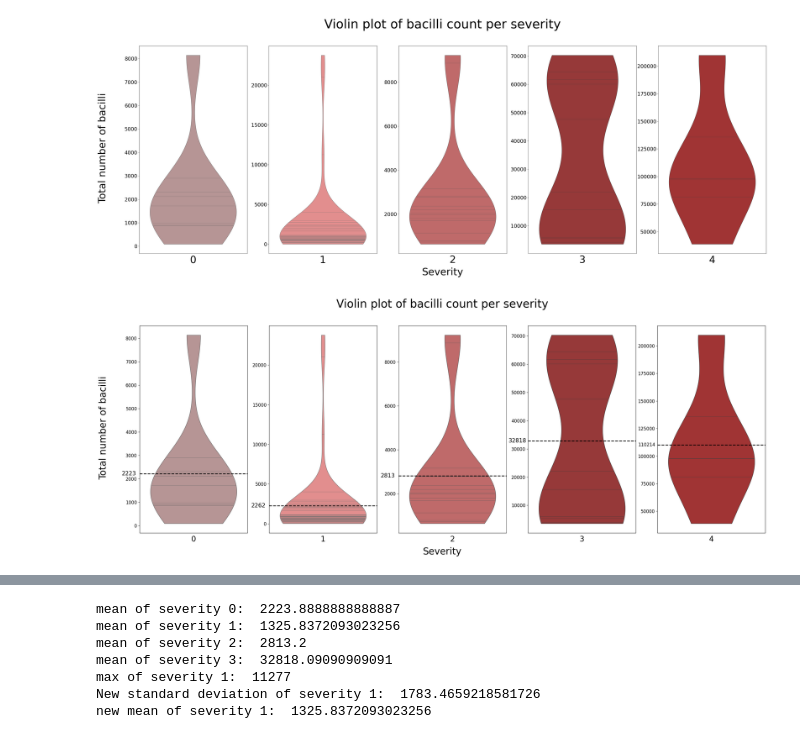
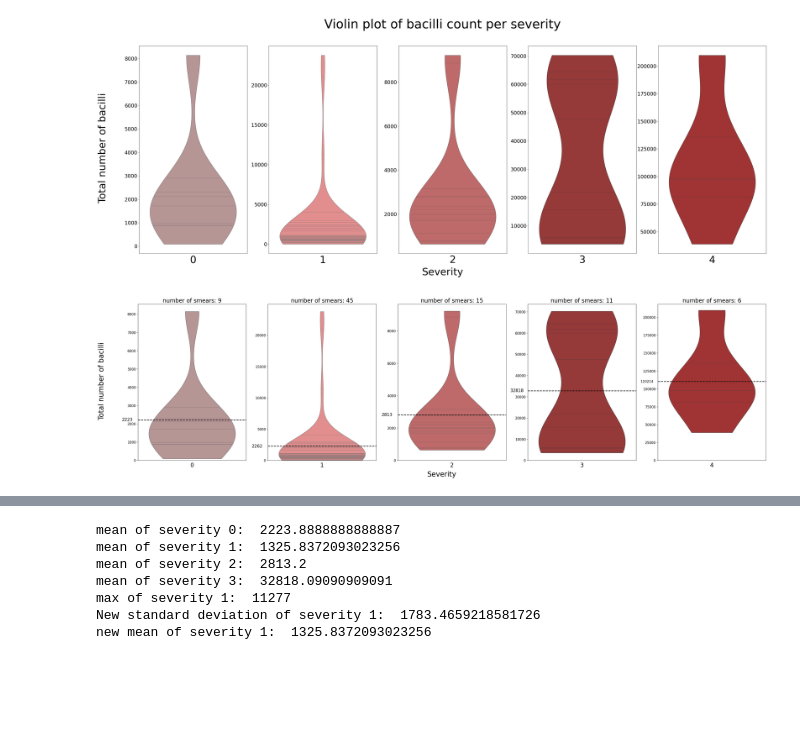
Before and after one commit to matteo-cadoni/TBProject, a Jupyter notebook: visualization&bacillicount.ipynb, the cells around one changed output, grey strips where cells are left out. Cells and saved outputs as stored; diff of their text form; code cells hidden in the pictures; blank space fills up the shorter version.

```diff
--- a/visualization&bacillicount.ipynb
+++ b/visualization&bacillicount.ipynb
@@ -184,7 +184,7 @@ from matplotlib import pyplot as plt
 
 fig, (ax0,ax1,ax2,ax3,ax4) = plt.subplots(1,5)
 # increase fiugre size
-fig.set_size_inches(30, 10)
+fig.set_size_inches(40, 10)
 
 sns.violinplot(data=severity_0, bw=0.5, cut=0, linewidth=1, color="rosybrown", inner="stick", ax=ax0)
 sns.violinplot(data=severity_1, bw=0.5, cut=0, linewidth=1, color="lightcoral", inner="stick", ax=ax1)
@@ -214,32 +214,45 @@ ax3.text(-0.6, bacilli_count["average_3"], int(bacilli_count["average_3"]), ha='
 ax4.text(-0.6, bacilli_count["average_4"], int(bacilli_count["average_4"]), ha='center', va='center', fontsize=12)
 
 ax2.axhline(bacilli_count["average_2"], color='k', linestyle='dashed', linewidth=2)
 ax3.axhline(bacilli_count["average_3"], color='k', linestyle='dashed', linewidth=2)
 ax4.axhline(bacilli_count["average_4"], color='k', linestyle='dashed', linewidth=2)
 
 
 # set xlabel of the whole figure to Severity
 fig.text(0.5, 0.04, 'Severity', ha='center', va='center', fontsize=25)
 # set ylabel of the whole figure to bacilli count
 fig.text(0.08, 0.5, 'Total number of bacilli', ha='center', va='center', rotation='vertical', fontsize=25)
 
 # increase font of xlabel
 ax0.xaxis.label.set_size(20)
 ax1.xaxis.label.set_size(20)
 ax2.xaxis.label.set_size(20)
 ax3.xaxis.label.set_size(20)
 ax4.xaxis.label.set_size(20)
 # remove scale of each ax x axis
 ax0.set(xticks=[])
 ax1.set(xticks=[])
 ax2.set(xticks=[])
 ax3.set(xticks=[])
 ax4.set(xticks=[])
+# add number of samples as title of each ax
+ax0.set_title("number of smears: " + str(len(severity_0)), fontsize=20)
+ax1.set_title("number of smears: " + str(len(severity_1)), fontsize=20)
+ax2.set_title("number of smears: " + str(len(severity_2)), fontsize=20)
+ax3.set_title("number of smears: " + str(len(severity_3)), fontsize=20)
+ax4.set_title("number of smears: " + str(len(severity_4)), fontsize=20)
+
+# set y axis to start from 0 in all ax
+ax0.set_ylim(bottom=0)
+ax1.set_ylim(bottom=0)
+ax2.set_ylim(bottom=0)
+ax3.set_ylim(bottom=0)
+ax4.set_ylim(bottom=0)
 
 # title of plot
-fig.suptitle("Violin plot of bacilli count per severity", fontsize=30)
+#fig.suptitle("Violin plot of bacilli count per severity", fontsize=30)
 
 # save violin plots
 plt.savefig("violin_plots_smaller.png")
 # %% [output]
-[figure, old version]
+[figure, new version]
```
Also changed, not shown: parts of 1 cell of this notebook, 1 other file.
